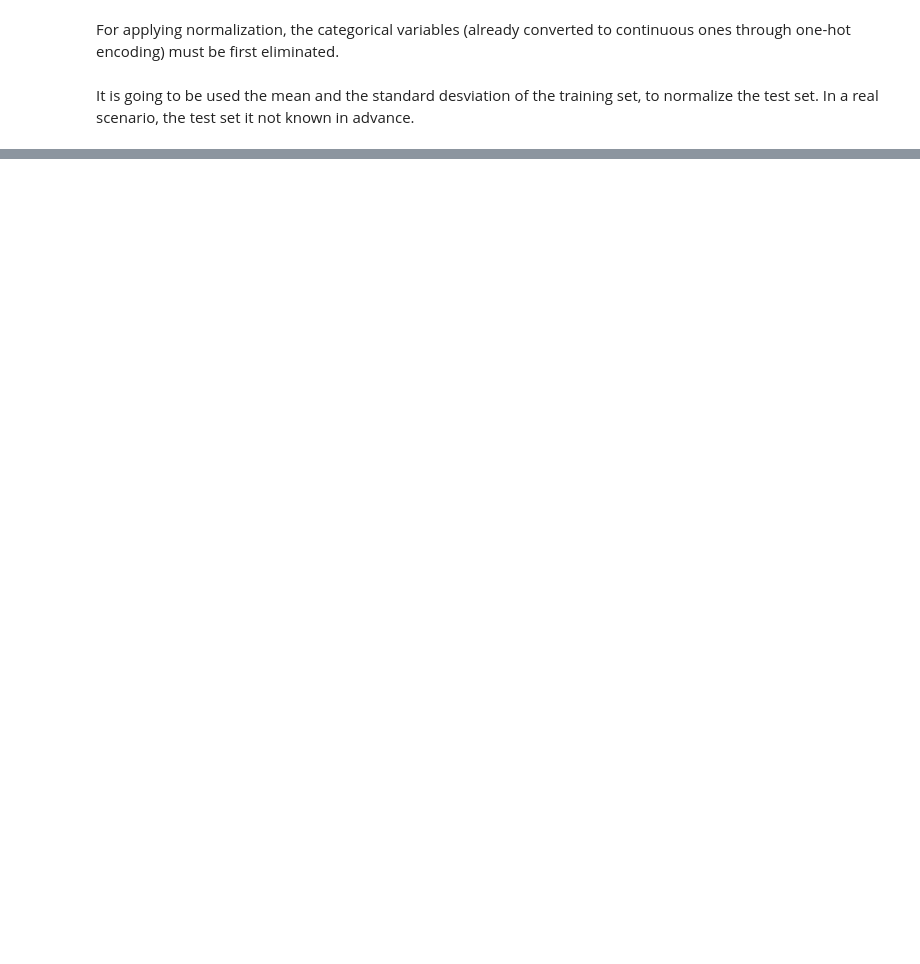
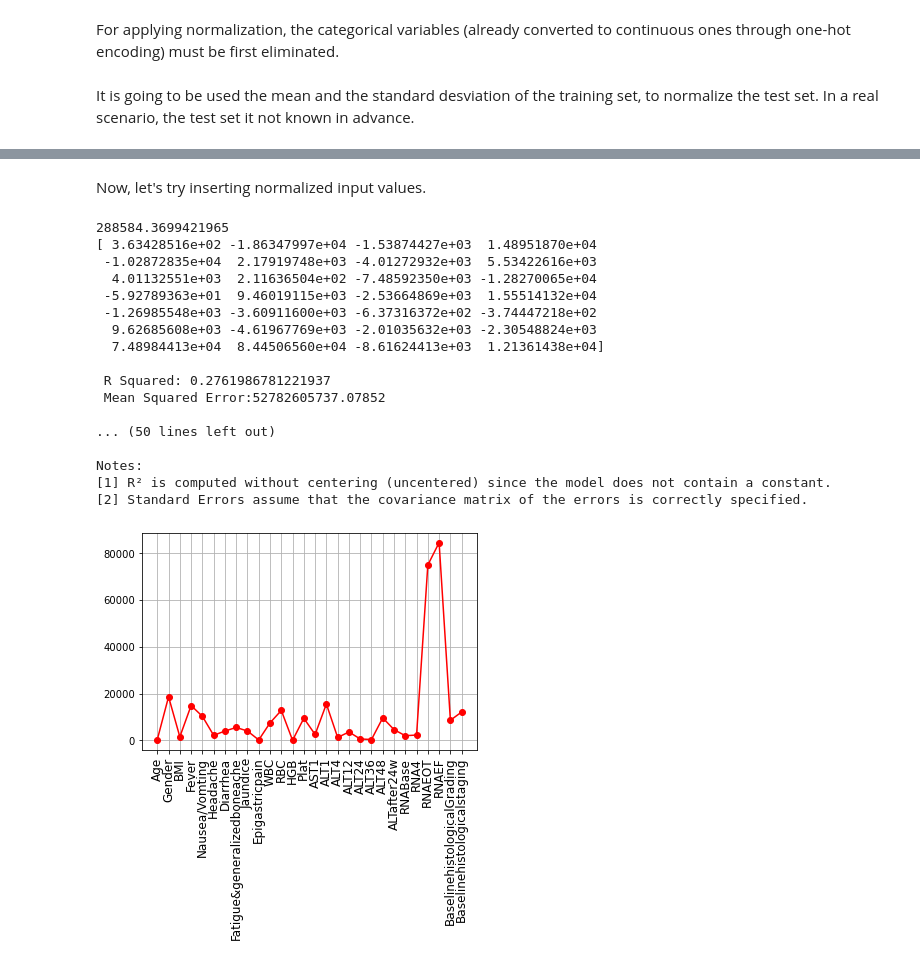
Before and after one commit to paolaparadas29/ProjectAI, a Jupyter notebook: Project_Unit1.ipynb, the cells around one changed output, grey strips where cells are left out. Saved outputs shown, nothing was run; the diff lists cells and outputs as text; code cells hidden in the pictures; blank space fills up the shorter version.

```diff
--- a/Project_Unit1.ipynb
+++ b/Project_Unit1.ipynb
@@ -1134,0 +1403,23 @@ X_test_norm = scaler.transform(X_test1)
+# %% [markdown]
+Now, let's try inserting normalized input values.
+# %%
+multiplelinearregre(X_train_norm, X_test_norm, Y_train, Y_test, data_input.columns)
+# %% [output]
+288584.3699421965
+[ 3.63428516e+02 -1.86347997e+04 -1.53874427e+03  1.48951870e+04
+ -1.02872835e+04  2.17919748e+03 -4.01272932e+03  5.53422616e+03
+  4.01132551e+03  2.11636504e+02 -7.48592350e+03 -1.28270065e+04
+ -5.92789363e+01  9.46019115e+03 -2.53664869e+03  1.55514132e+04
+ -1.26985548e+03 -3.60911600e+03 -6.37316372e+02 -3.74447218e+02
+  9.62685608e+03 -4.61967769e+03 -2.01035632e+03 -2.30548824e+03
+  7.48984413e+04  8.44506560e+04 -8.61624413e+03  1.21361438e+04]
+
+ R Squared: 0.2761986781221937
+ Mean Squared Error:52782605737.07852
+
+... (50 lines left out)
+
+Notes:
+[1] R² is computed without centering (uncentered) since the model does not contain a constant.
+[2] Standard Errors assume that the covariance matrix of the errors is correctly specified.
+[figure, added]
```
Also changed, not shown: parts of 53 cells of this notebook.
